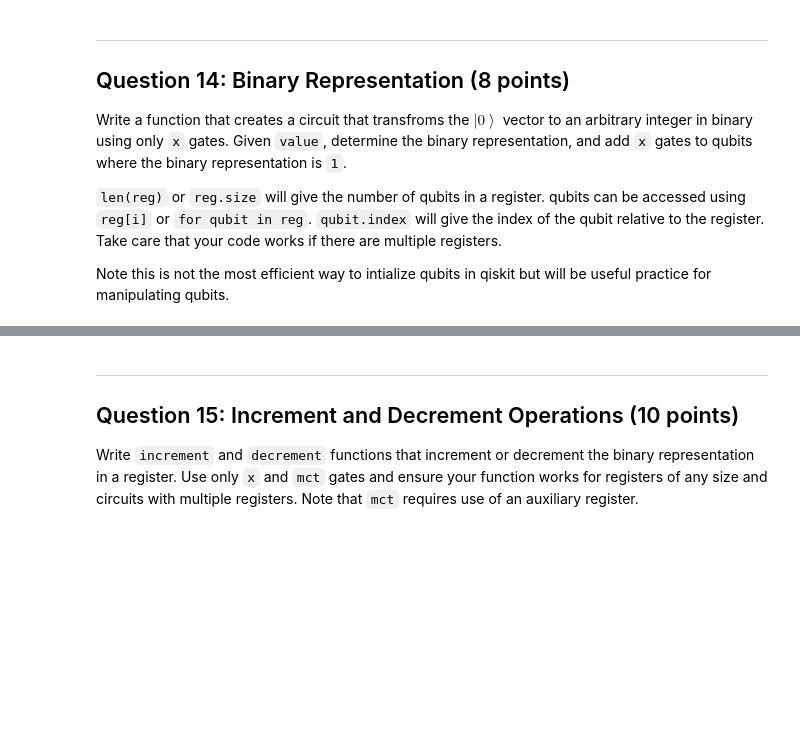
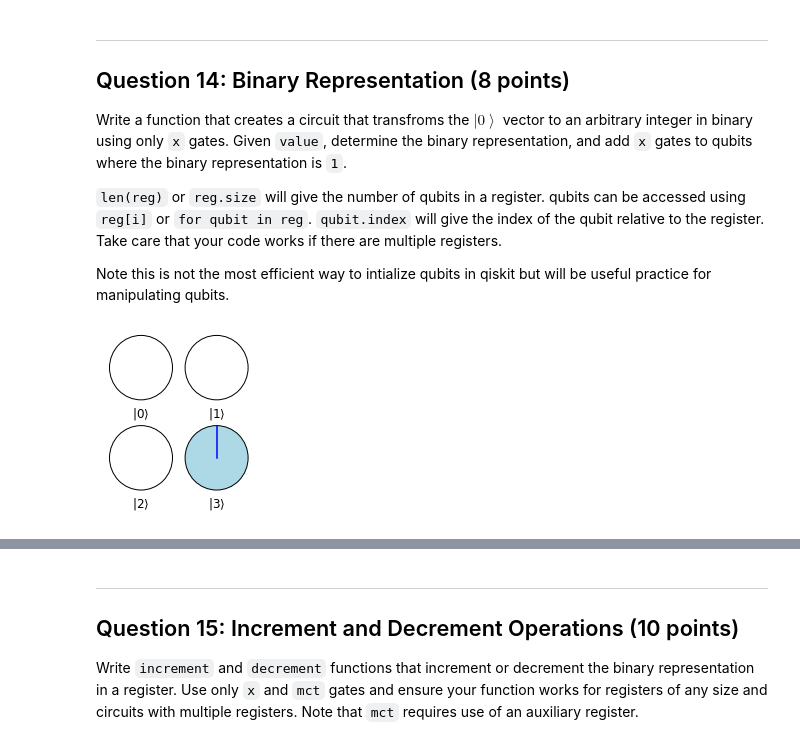
Before and after one commit to jiayuanx/quantum-computing, a Jupyter notebook: assignments/HW1-v1.ipynb, the cells around one changed output, grey strips where cells are left out. Saved outputs shown, nothing was run; the diff lists cells and outputs as text; code cells hidden in the pictures; blank space fills up the shorter version.

```diff
--- a/assignments/HW1-v1.ipynb
+++ b/assignments/HW1-v1.ipynb
@@ -729,4 +723,32 @@ def set_integer(qc, value, reg=None):
+# %%
+def set_integer(qc, value, reg=None):
+    """
+    Use NOT gates to set the qubits in `qc` to the binary representation of `value`
+    """
+    bin_value = bin(value)[2:][::-1]
+    n_qubit = len(bin_value)
+    if reg is None:
+        reg = QuantumRegister(n_qubit)
+    else:
+        assert(reg.size >= n_qubit)
+
+    qc.add_register(reg)
+
+    for i in range(len(bin_value)):
+        if int(bin_value[i]) == 1:
+            qc.x(reg[i])
+
+    backends = Aer.get_backend("statevector_simulator")
+    job = execute(qc, backends)
+    result = job.result()
+    sv = result.get_statevector()
+    return sv
 # %%
 # Create a 2 qubit circuit representing the value 3, execute the experiment, and print cirlcle notation
+qc = QuantumCircuit()
+sv = set_integer(qc, 3)
+circle_notation(sv)
+# %% [output]
+[figure, added]
 # %%
 # Create a 3 qubit circuit representing the value 5, execute the experiment, and print cirlcle notation
```
Also changed, not shown: parts of 8 cells of this notebook, 1 other file.
